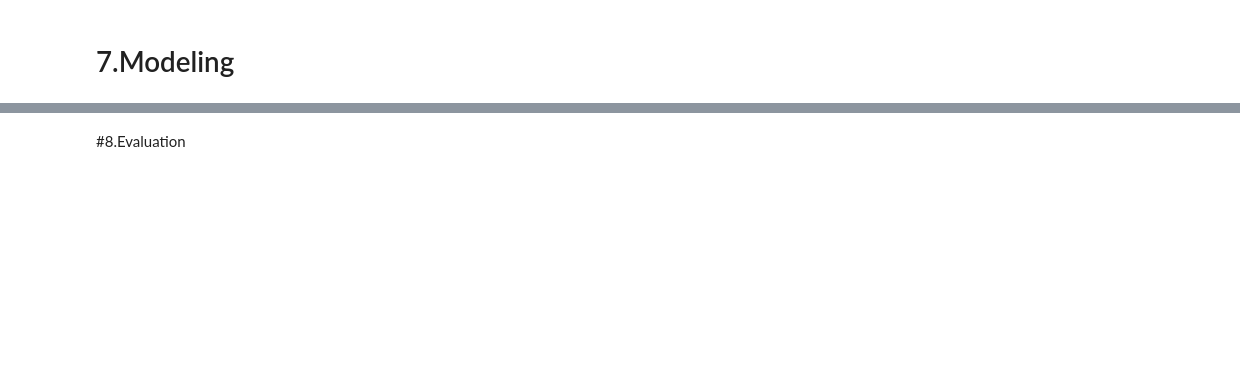
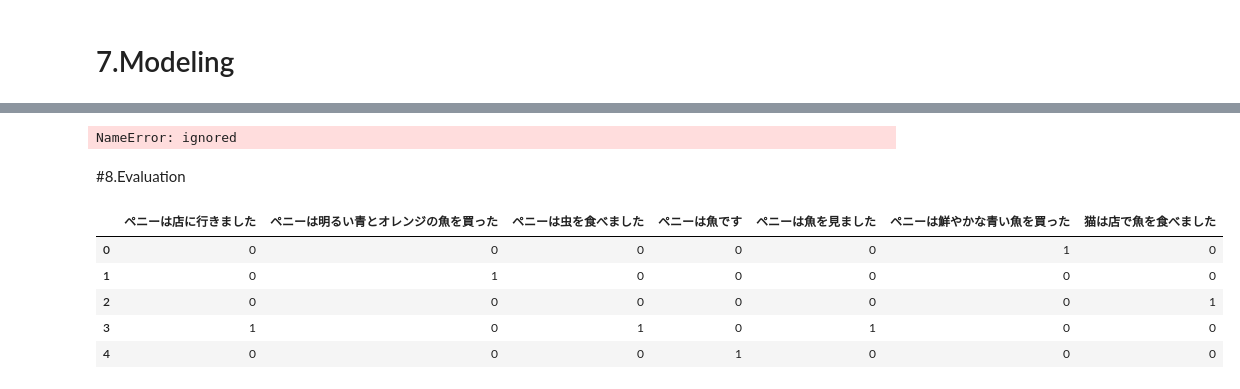
Before and after one commit to jan-kreischer/UZH_ML4NLP, a Jupyter notebook: Project-01/index_jan.ipynb, the cells around one changed output, grey strips where cells are left out. Cells and saved outputs as stored; diff of their text form; code cells hidden in the pictures; blank space fills up the shorter version.

```diff
--- a/Project-01/index_jan.ipynb
+++ b/Project-01/index_jan.ipynb
@@ -438,2 +473,6 @@ weighted avg       0.56      0.01      0.00     13191
+# %%
+clf.cv.results_
+# %% [output]
+NameError: ignored
 # %% [markdown]
 #8.Evaluation
@@ -439,0 +483,8 @@ weighted avg       0.56      0.01      0.00     13191
+# %%
+texts_jp = [
+    "ペニーは鮮やかな青い魚を買った。",
+    "ペニーは明るい青とオレンジの魚を買った。",
+    "猫は店で魚を食べました。",
+    "ペニーは店に行きました。ペニーは虫を食べました。ペニーは魚を見ました。",
+    "ペニーは魚です"
+]
@@ -439,0 +493,17 @@ weighted avg       0.56      0.01      0.00     13191
+# %%
+import pandas as pd
+from sklearn.feature_extraction.text import CountVectorizer
+
+vectorizer = CountVectorizer()
+matrix = vectorizer.fit_transform(texts_jp)
+
+words_df = pd.DataFrame(matrix.toarray(),
+                        columns=vectorizer.get_feature_names())
+words_df
+# %% [output]
+|  | ペニーは店に行きました | ペニーは明るい青とオレンジの魚を買った | ペニーは虫を食べました | ペニーは魚です | ペニーは魚を見ました | ペニーは鮮やかな青い魚を買った | 猫は店で魚を食べました |
+| 0 | 0 | 0 | 0 | 0 | 0 | 1 | 0 |
+| 1 | 0 | 1 | 0 | 0 | 0 | 0 | 0 |
+| 2 | 0 | 0 | 0 | 0 | 0 | 0 | 1 |
+| 3 | 1 | 0 | 1 | 0 | 1 | 0 | 0 |
+| 4 | 0 | 0 | 0 | 1 | 0 | 0 | 0 |
```
Also changed, not shown: parts of 40 cells of this notebook.
